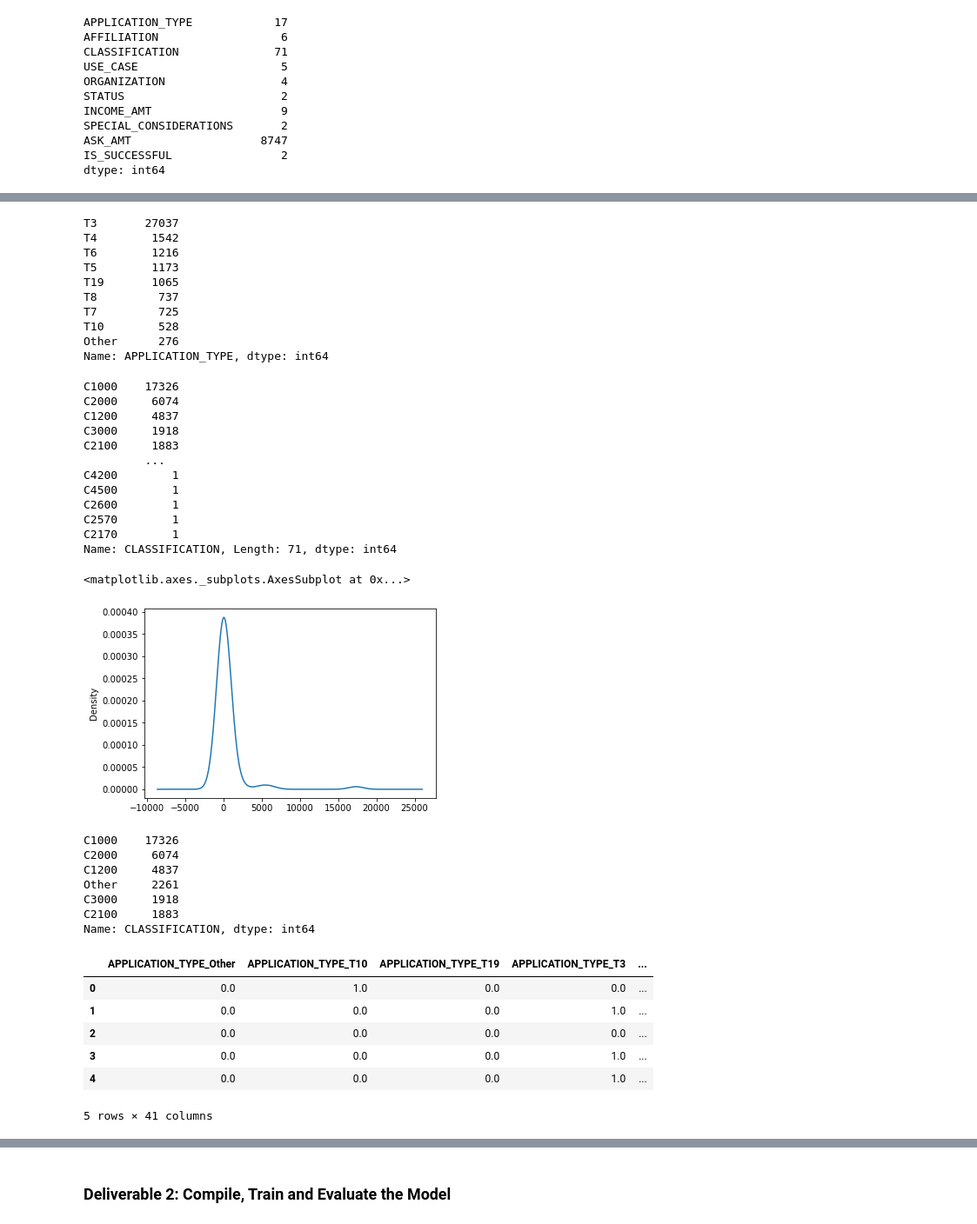
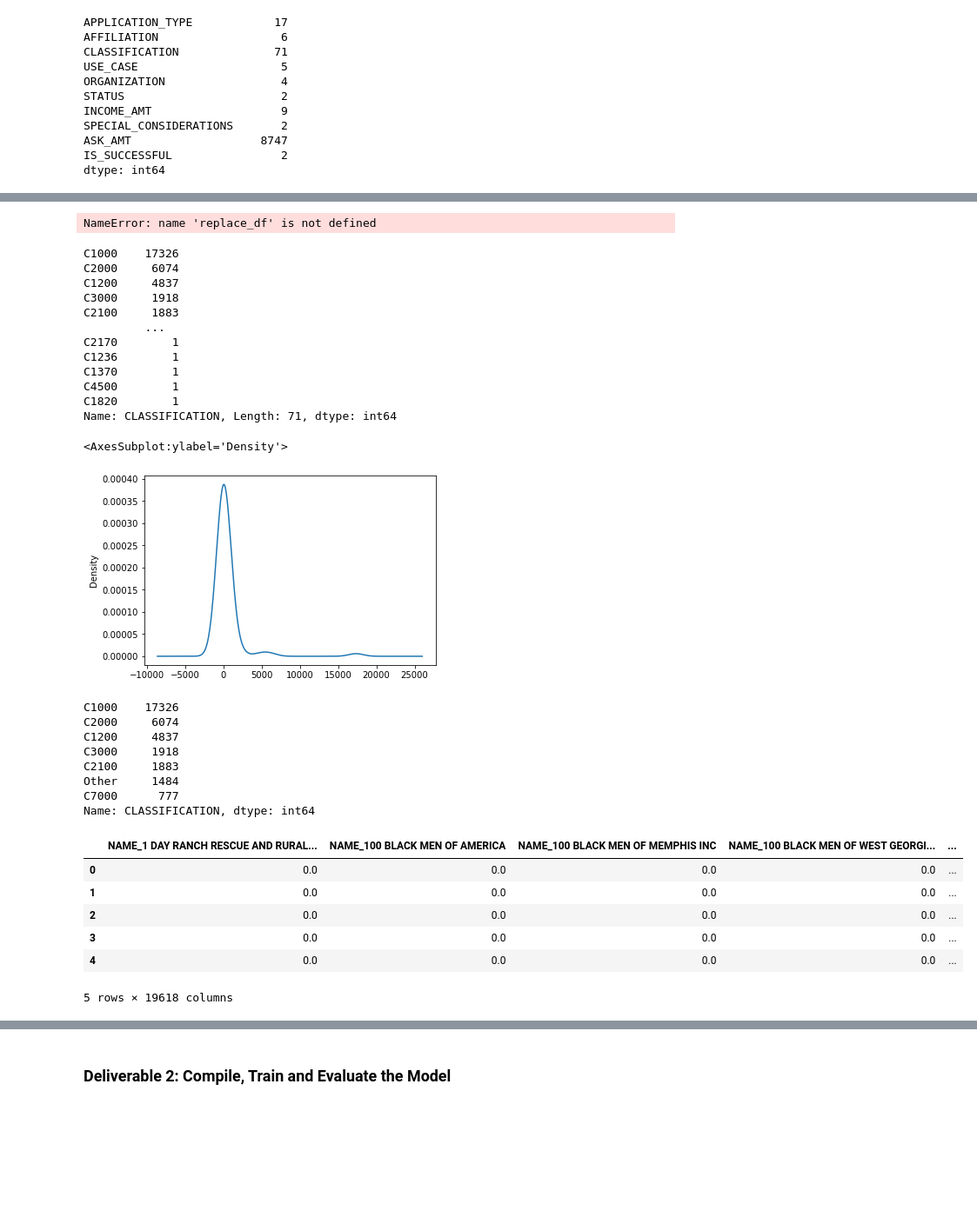
Before and after one commit to twmathieu/Neural_Network_Charity_Analysis, a Jupyter notebook: AlphabetSoupCharity.ipynb, the cells around one changed output, grey strips where cells are left out. Shown: that part at 87% size. Cells and saved outputs as stored; diff of their text form; code cells hidden in the pictures; blank space fills up the shorter version.

```diff
--- a/AlphabetSoupCharity.ipynb
+++ b/AlphabetSoupCharity.ipynb
@@ -66,28 +82,20 @@ Name: APPLICATION_TYPE, dtype: int64
 [figure]
 # %%
 # Determine which values to replace if counts are less than ...?
-#  YOUR CODE GOES HERE
+replace_application = list(application_df2[application_df2 < 500].index)
 
 # Replace in dataframe
-for app in replace_application:
+for app in replace_df:
     application_df.APPLICATION_TYPE = application_df.APPLICATION_TYPE.replace(app,"Other")
 
 # Check to make sure binning was successful
 application_df.APPLICATION_TYPE.value_counts()
 # %% [output]
-T3       27037
-T4        1542
-T6        1216
-T5        1173
-T19       1065
-T8         737
-T7         725
-T10        528
-Other      276
-Name: APPLICATION_TYPE, dtype: int64
+NameError: name 'replace_df' is not defined
 # %%
 # Look at CLASSIFICATION value counts for binning
-#  YOUR CODE GOES HERE
+application_df3 = application_df.CLASSIFICATION.value_counts()
+application_df3
 # %% [output]
 C1000    17326
 C2000     6074
@@ -95,21 +103,21 @@ C1200     4837
 C3000     1918
 C2100     1883
          ...
-C4200        1
+C2170        1
+C1236        1
+C1370        1
 C4500        1
-C2600        1
-C2570        1
-C2170        1
+C1820        1
 Name: CLASSIFICATION, Length: 71, dtype: int64
 # %%
 # Visualize the value counts of CLASSIFICATION
-#  YOUR CODE GOES HERE
+application_df3.plot.density()
 # %% [output]
-<matplotlib.axes._subplots.AxesSubplot at 0x...>
+<AxesSubplot:ylabel='Density'>
 [figure]
 # %%
 # Determine which values to replace if counts are less than ..?
-#  YOUR CODE GOES HERE
+replace_class = list(application_df3[application_df3 < 500].index)
 
 # Replace in dataframe
 for cls in replace_class:
@@ -121,28 +129,29 @@ application_df.CLASSIFICATION.value_counts()
 C1000    17326
 C2000     6074
 C1200     4837
-Other     2261
 C3000     1918
 C2100     1883
+Other     1484
+C7000      777
 Name: CLASSIFICATION, dtype: int64
 # %%
 # Generate our categorical variable lists
-#  YOUR CODE GOES HERE
+application_cat = application_df.dtypes[application_df.dtypes == "object"].index.tolist()
 # %%
 # Create a OneHotEncoder instance
 enc = OneHotEncoder(sparse=False)
 
 # Fit and transform the OneHotEncoder using the categorical variable list
-#  YOUR CODE GOES HERE
+encode_df = pd.DataFrame(enc.fit_transform(application_df[application_cat]))
 
 # Add the encoded variable names to the dataframe
 encode_df.columns = enc.get_feature_names(application_cat)
 encode_df.head()
 # %% [output]
-|  | APPLICATION_TYPE_Other | APPLICATION_TYPE_T10 | APPLICATION_TYPE_T19 | APPLICATION_TYPE_T3 | ... |
-| 0 | 0.0 | 1.0 | 0.0 | 0.0 | ... |
-| 1 | 0.0 | 0.0 | 0.0 | 1.0 | ... |
+|  | NAME_1 DAY RANCH RESCUE AND RURAL... | NAME_100 BLACK MEN OF AMERICA | NAME_100 BLACK MEN OF MEMPHIS INC | NAME_100 BLACK MEN OF WEST GEORGI... | ... |
+| 0 | 0.0 | 0.0 | 0.0 | 0.0 | ... |
+| 1 | 0.0 | 0.0 | 0.0 | 0.0 | ... |
 | 2 | 0.0 | 0.0 | 0.0 | 0.0 | ... |
-| 3 | 0.0 | 0.0 | 0.0 | 1.0 | ... |
-| 4 | 0.0 | 0.0 | 0.0 | 1.0 | ... |
+| 3 | 0.0 | 0.0 | 0.0 | 0.0 | ... |
+| 4 | 0.0 | 0.0 | 0.0 | 0.0 | ... |
-5 rows × 41 columns
+5 rows × 19618 columns
```
Also changed, not shown: parts of 15 cells of this notebook, 7 other files.
